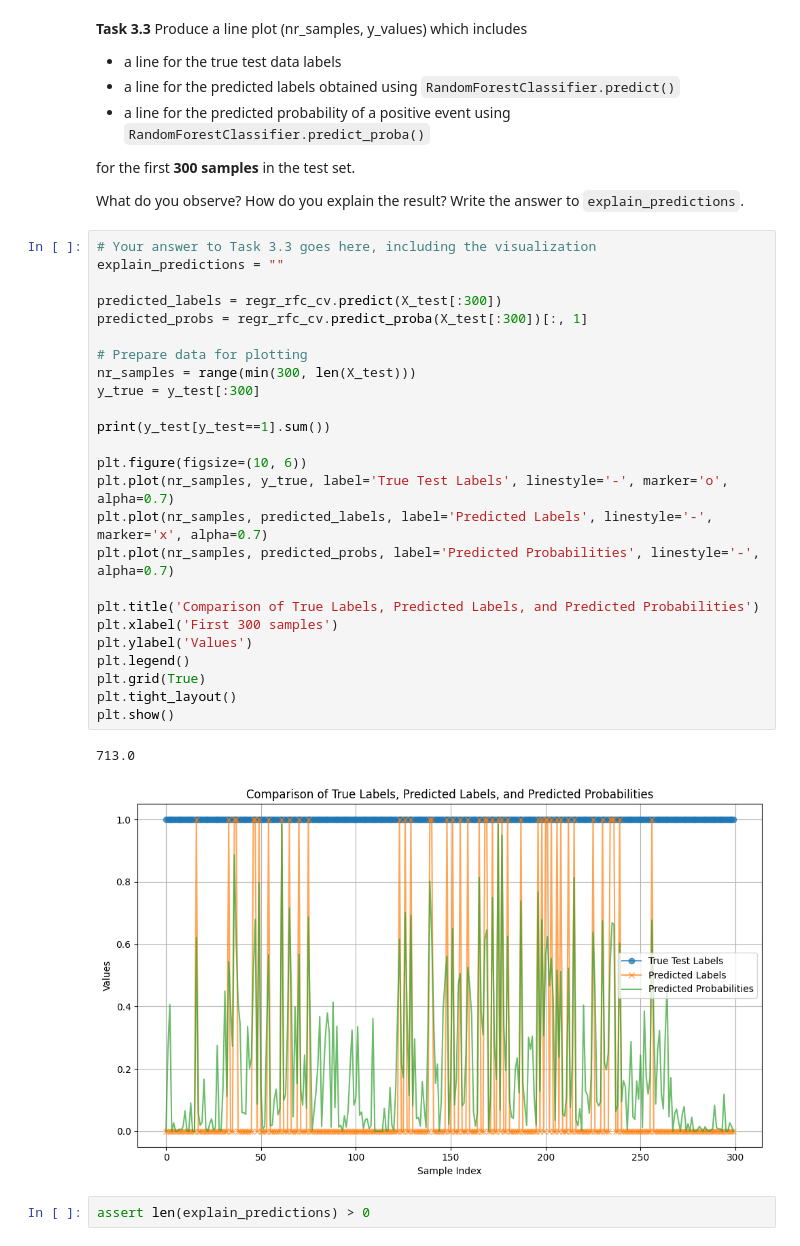
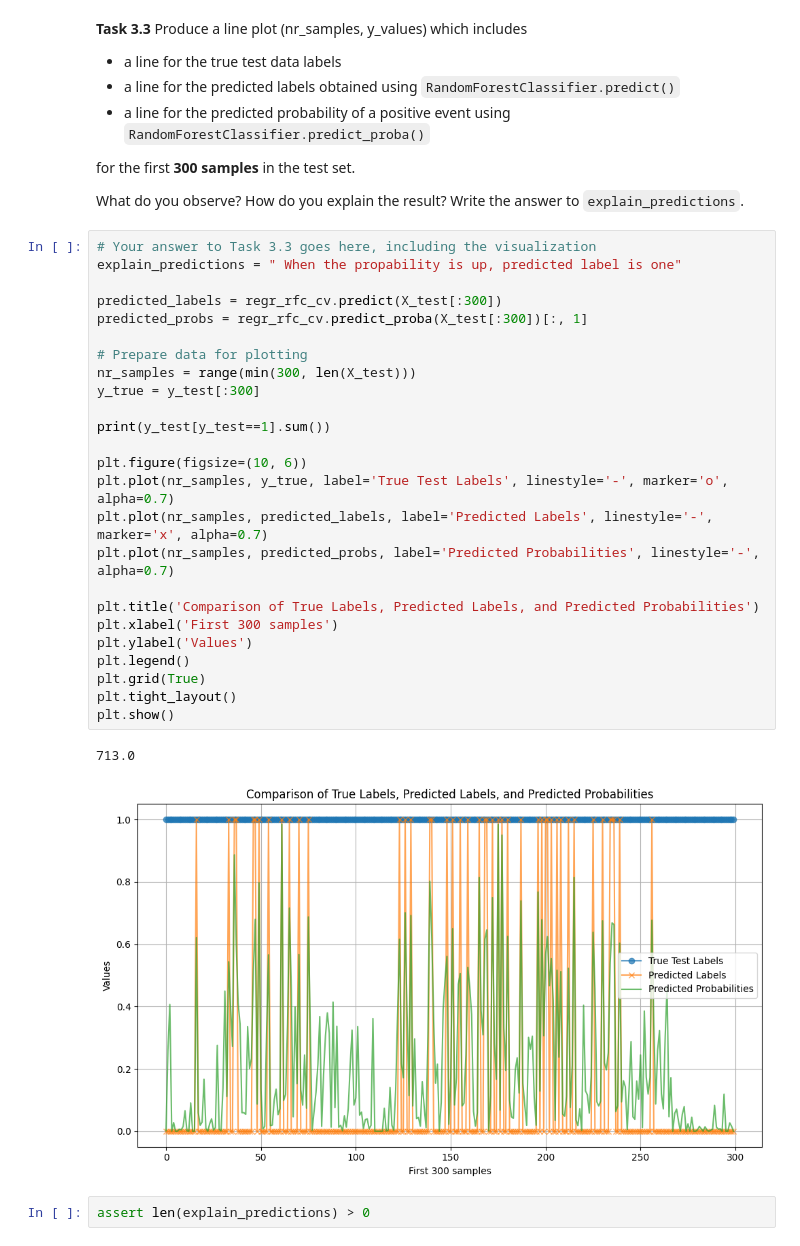
Before and after one commit to KathyBees/AI_Climate, a Jupyter notebook: Exercise03.ipynb, the cells around one changed output. Saved outputs shown, nothing was run; the diff lists cells and outputs as text.

```diff
--- a/Exercise03.ipynb
+++ b/Exercise03.ipynb
@@ -474,32 +479,32 @@ for the first **300 samples** in the test set.
 What do you observe? How do you explain the result? Write the answer to `explain_predictions`.
 # %%
 # Your answer to Task 3.3 goes here, including the visualization
-explain_predictions = ""
+explain_predictions = " When the propability is up, predicted label is one"
 
 predicted_labels = regr_rfc_cv.predict(X_test[:300])
 predicted_probs = regr_rfc_cv.predict_proba(X_test[:300])[:, 1]
 
 # Prepare data for plotting
 nr_samples = range(min(300, len(X_test)))
 y_true = y_test[:300]
 
 print(y_test[y_test==1].sum())
 
 plt.figure(figsize=(10, 6))
 plt.plot(nr_samples, y_true, label='True Test Labels', linestyle='-', marker='o', alpha=0.7)
 plt.plot(nr_samples, predicted_labels, label='Predicted Labels', linestyle='-', marker='x', alpha=0.7)
 plt.plot(nr_samples, predicted_probs, label='Predicted Probabilities', linestyle='-', alpha=0.7)
 
 plt.title('Comparison of True Labels, Predicted Labels, and Predicted Probabilities')
 plt.xlabel('First 300 samples')
 plt.ylabel('Values')
 plt.legend()
 plt.grid(True)
 plt.tight_layout()
 plt.show()
 # %% [output]
 713.0
-[figure, old version]
+[figure, new version]
 # %%
 assert len(explain_predictions) > 0
 # %% [markdown]
```
Also changed, not shown: parts of 4 cells of this notebook.
